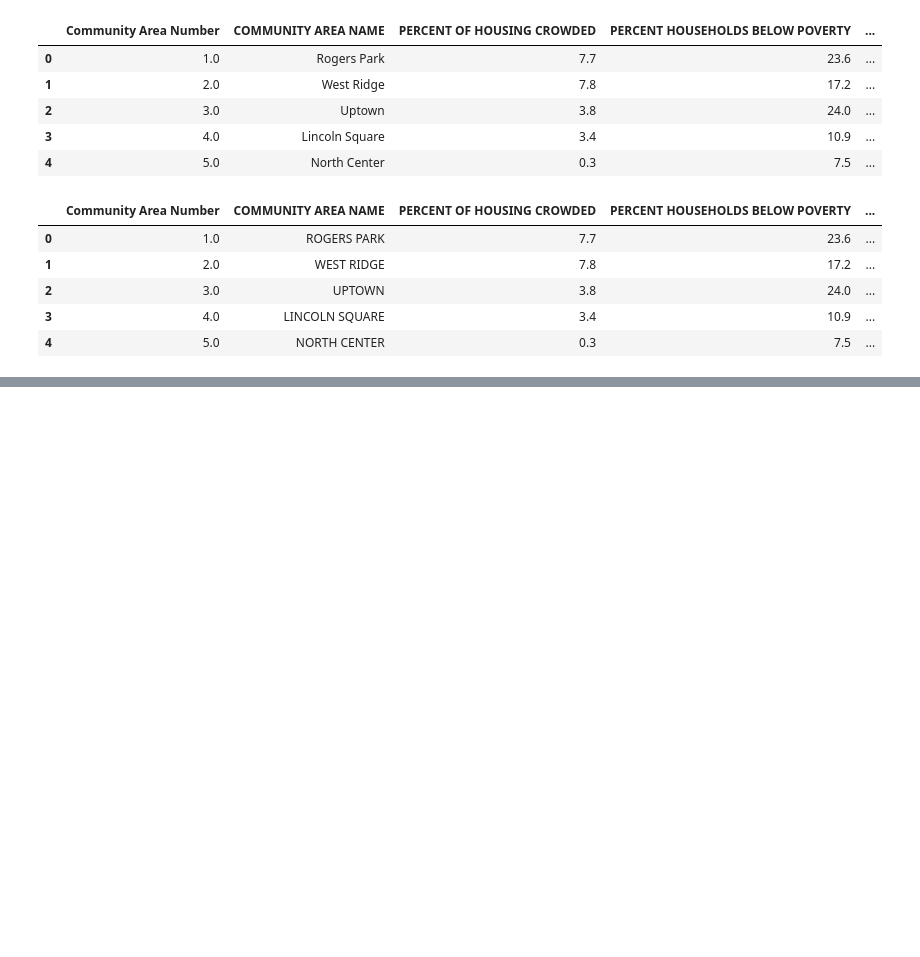
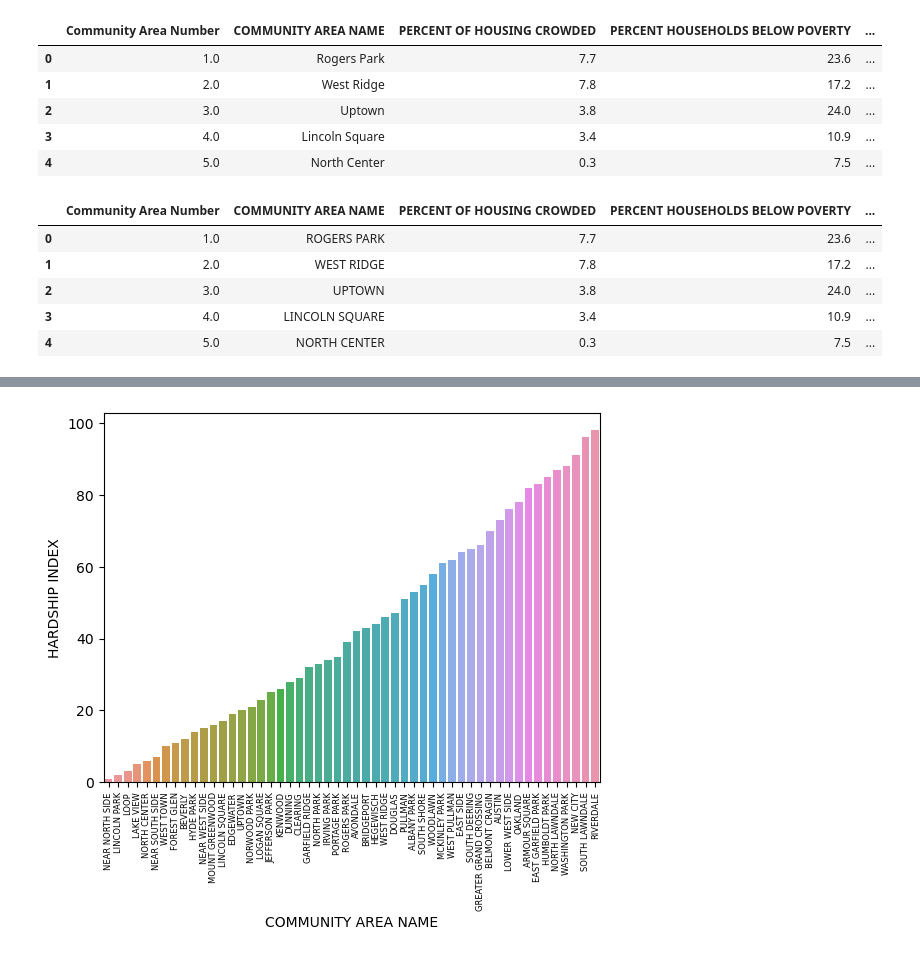
Before and after one commit to uic-cs418/group-project-the-data-sleuths, a Jupyter notebook: eBirdClean.ipynb, the cells around one changed output, grey strips where cells are left out. Cells and saved outputs as stored; diff of their text form; code cells hidden in the pictures; blank space fills up the shorter version.

```diff
--- a/eBirdClean.ipynb
+++ b/eBirdClean.ipynb
@@ -185,3 +245,11 @@ final_df.head()
 | 2 | 3.0 | UPTOWN | 3.8 | 24.0 | ... |
 | 3 | 4.0 | LINCOLN SQUARE | 3.4 | 10.9 | ... |
 | 4 | 5.0 | NORTH CENTER | 0.3 | 7.5 | ... |
+# %%
+final_df = final_df.rename(columns={'PER CAPITA INCOME ': 'PER CAPITA INCOME'})
+# %%
+final_df["PER CAPITA INCOME IN K"] = final_df.apply(lambda x: x["PER CAPITA INCOME"] / 1000, axis=1)
+# %%
+final_df["CountPerSqkm"] = final_df.apply(lambda x: x["NATIVE"] / x["Area"],axis=1)
+# %%
+final_df["PovertyFlag"] = final_df.apply(lambda x: "Poor" if x["PER CAPITA INCOME"] < 40000 else "Rich", axis=1)
@@ -187,0 +281,10 @@ final_df.head()
+# %%
+required_cols = ["COMMUNITY AREA NAME", "HARDSHIP INDEX"]
+
+vis_df = final_df[required_cols].sort_values(by=["HARDSHIP INDEX"])
+
+sns.barplot(data=vis_df, x=vis_df["COMMUNITY AREA NAME"], y=vis_df["HARDSHIP INDEX"])
+plt.xticks(rotation=90,fontsize=6)
+plt.show()
+# %% [output]
+[figure, added]
```
Also changed, not shown: parts of 22 cells of this notebook.
